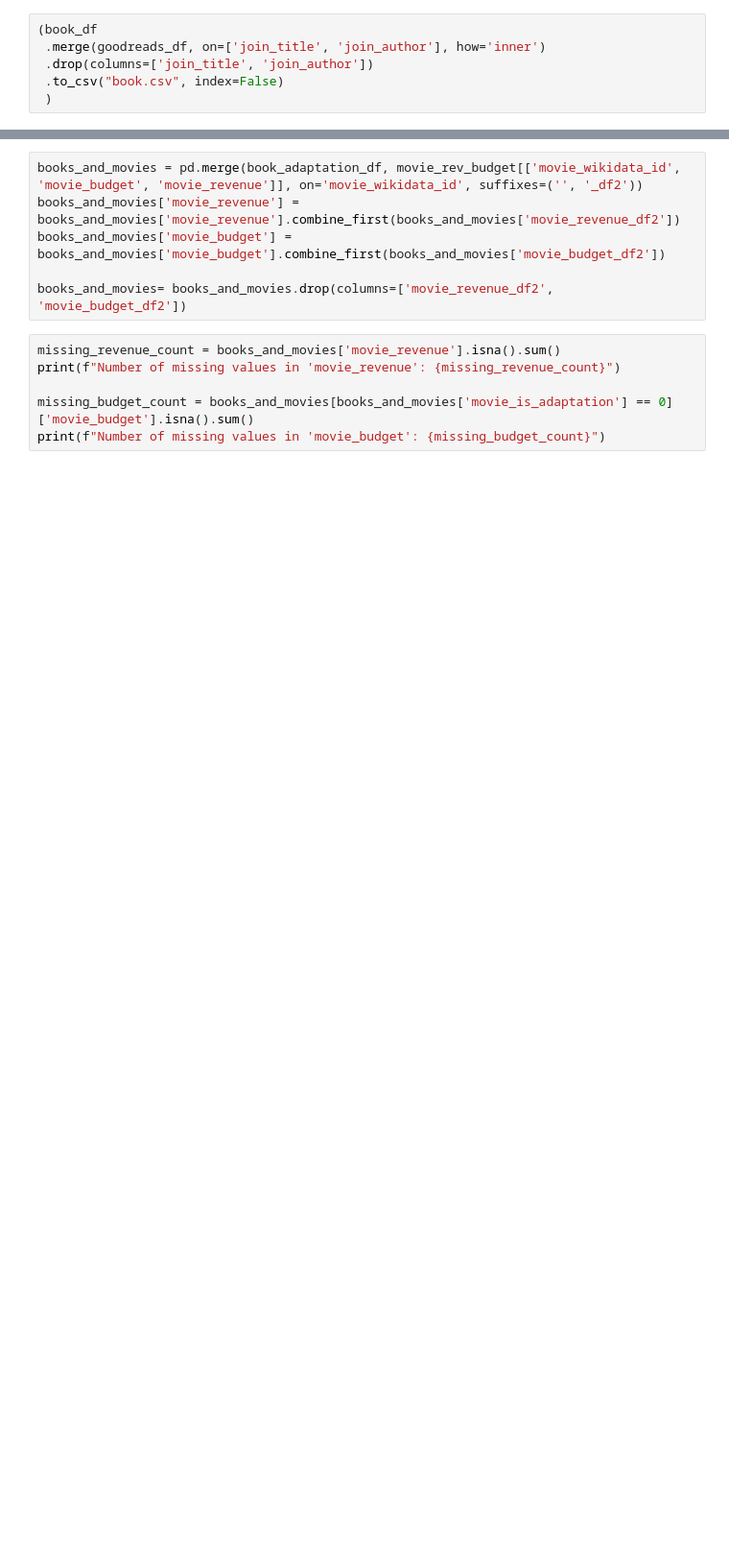
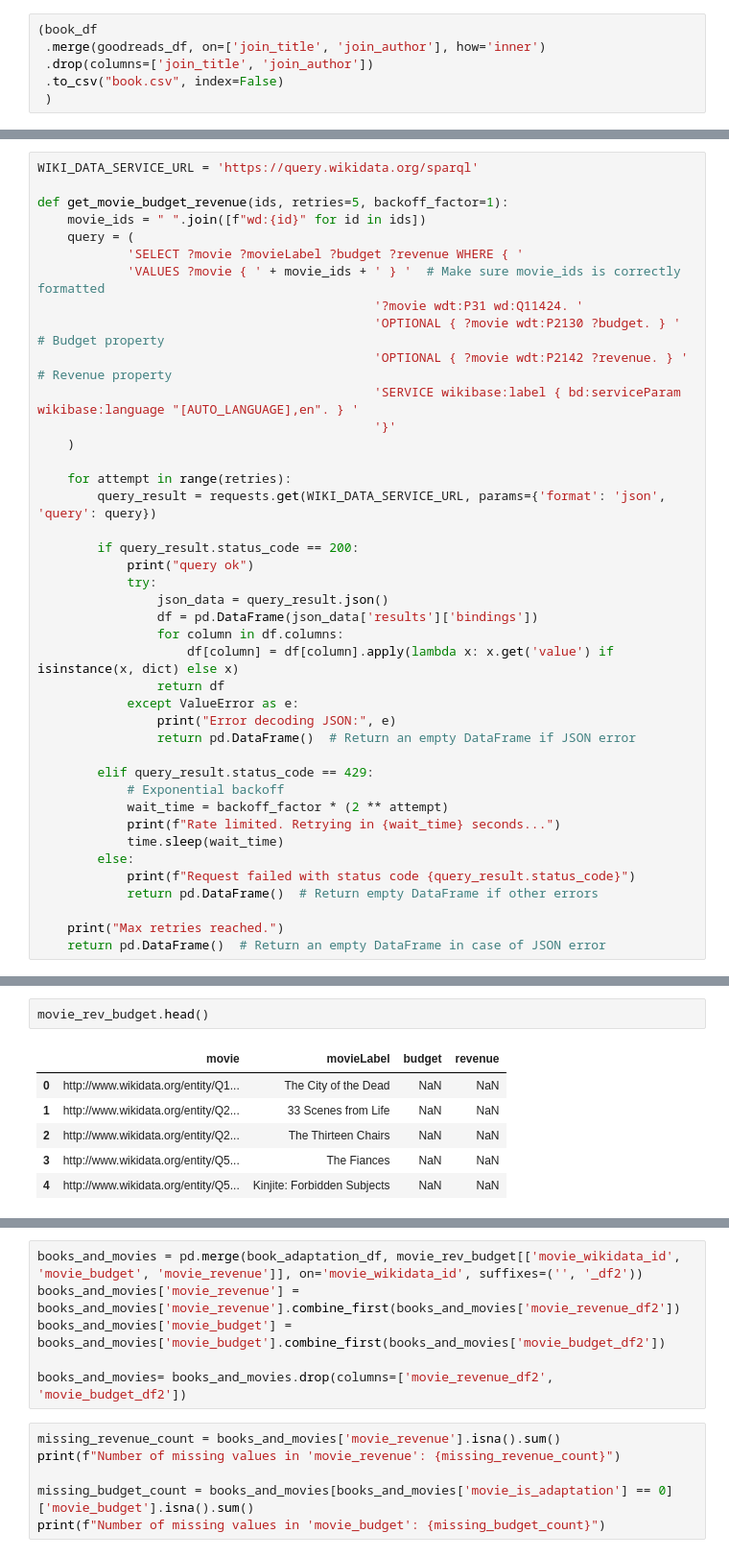
Before and after one commit to epfl-ada/ada-2024-project-ada212, a Jupyter notebook: data_extraction.ipynb, the cells around one changed output, grey strips where cells are left out. Shown: that part at 96% size. Cells and saved outputs as stored; diff of their text form; blank space fills up the shorter version.

```diff
--- a/data_extraction.ipynb
+++ b/data_extraction.ipynb
@@ -634,0 +670,41 @@ book_adaptation_df.to_csv("book_adaptation.csv", index=False)
+# %%
+WIKI_DATA_SERVICE_URL = 'https://query.wikidata.org/sparql'
+
+def get_movie_budget_revenue(ids, retries=5, backoff_factor=1):
+    movie_ids = " ".join([f"wd:{id}" for id in ids])
+    query = (
+            'SELECT ?movie ?movieLabel ?budget ?revenue WHERE { '
+            'VALUES ?movie { ' + movie_ids + ' } '  # Make sure movie_ids is correctly formatted
+                                             '?movie wdt:P31 wd:Q11424. '
+                                             'OPTIONAL { ?movie wdt:P2130 ?budget. } '  # Budget property
+                                             'OPTIONAL { ?movie wdt:P2142 ?revenue. } '  # Revenue property
+                                             'SERVICE wikibase:label { bd:serviceParam wikibase:language "[AUTO_LANGUAGE],en". } '
+                                             '}'
+    )
+
+    for attempt in range(retries):
+        query_result = requests.get(WIKI_DATA_SERVICE_URL, params={'format': 'json', 'query': query})
+
+        if query_result.status_code == 200:
+            print("query ok")
+            try:
+                json_data = query_result.json()
+                df = pd.DataFrame(json_data['results']['bindings'])
+                for column in df.columns:
+                    df[column] = df[column].apply(lambda x: x.get('value') if isinstance(x, dict) else x)
+                return df
+            except ValueError as e:
+                print("Error decoding JSON:", e)
+                return pd.DataFrame()  # Return an empty DataFrame if JSON error
+
+        elif query_result.status_code == 429:
+            # Exponential backoff
+            wait_time = backoff_factor * (2 ** attempt)
+            print(f"Rate limited. Retrying in {wait_time} seconds...")
+            time.sleep(wait_time)
+        else:
+            print(f"Request failed with status code {query_result.status_code}")
+            return pd.DataFrame()  # Return empty DataFrame if other errors
+
+    print("Max retries reached.")
+    return pd.DataFrame()  # Return an empty DataFrame in case of JSON error
@@ -699,0 +738,9 @@ query ok
+# %%
+movie_rev_budget.head()
+# %% [output]
+|  | movie | movieLabel | budget | revenue |
+| 0 | http://www.wikidata.org/entity/Q1... | The City of the Dead | NaN | NaN |
+| 1 | http://www.wikidata.org/entity/Q2... | 33 Scenes from Life | NaN | NaN |
+| 2 | http://www.wikidata.org/entity/Q2... | The Thirteen Chairs | NaN | NaN |
+| 3 | http://www.wikidata.org/entity/Q5... | The Fiances | NaN | NaN |
+| 4 | http://www.wikidata.org/entity/Q5... | Kinjite: Forbidden Subjects | NaN | NaN |
```
Also changed, not shown: parts of 15 cells of this notebook, 2 other files.
